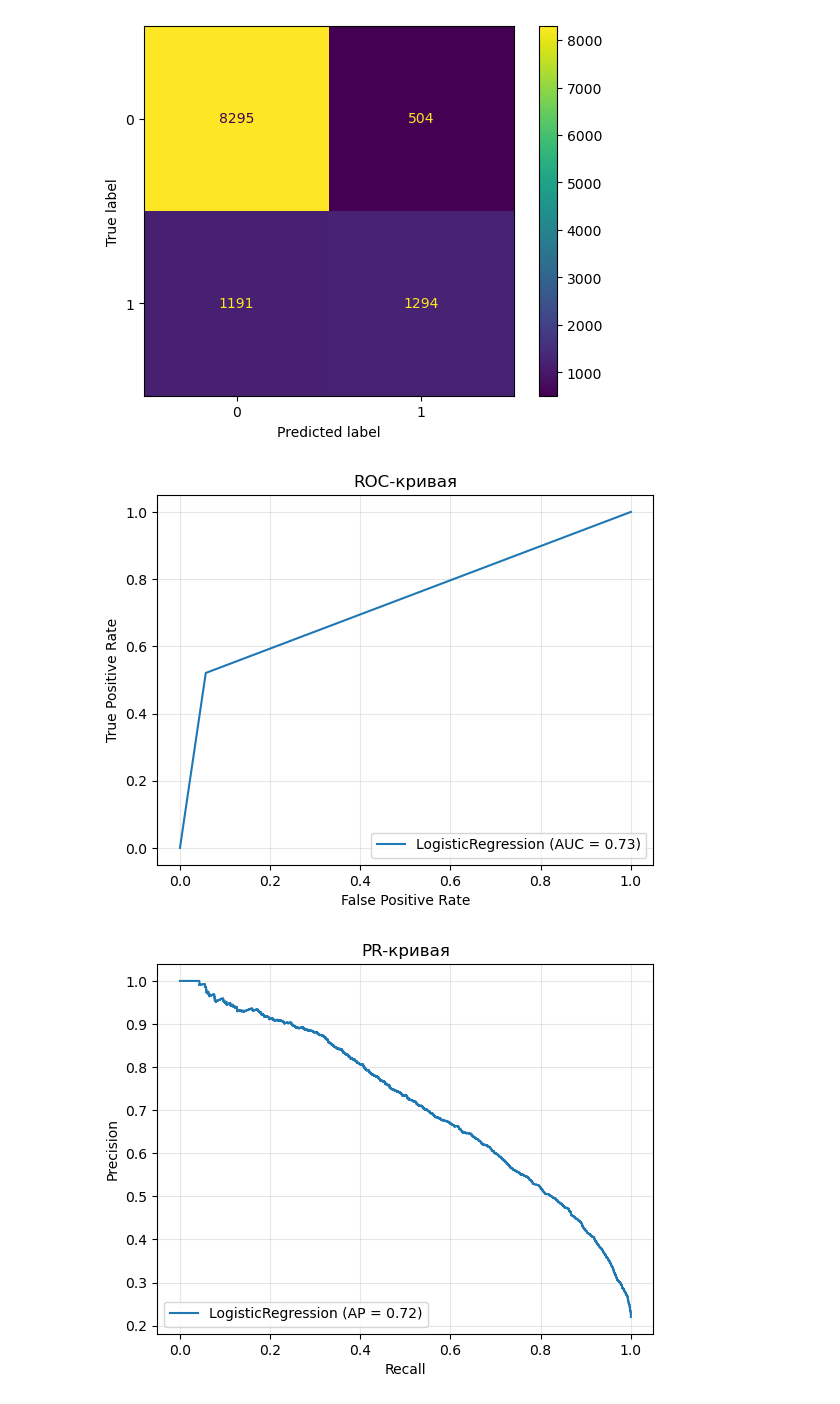
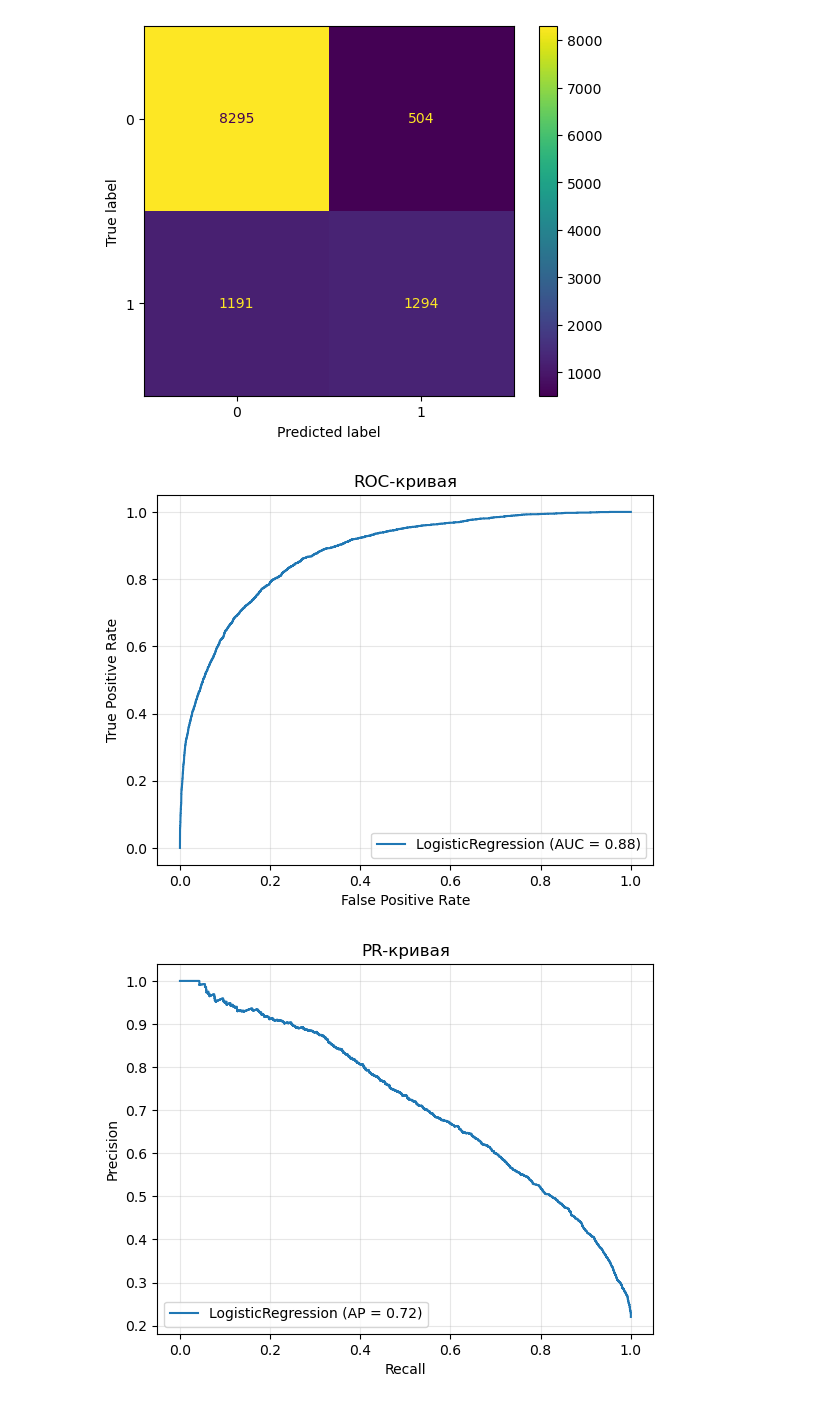
Before and after one commit to dnlygvtv/Python_for_Data_Science_HWs, a Jupyter notebook: HW/HW_9.ipynb, the cells around one changed output. Cells and saved outputs as stored; diff of their text form; code cells hidden in the pictures.

```diff
--- a/HW/HW_9.ipynb
+++ b/HW/HW_9.ipynb
@@ -158,16 +158,16 @@ plt.show();
 <Figure size 1200x1000 with 0 Axes>
 [figure]
 # %%
-fpr, tpr, thresholds = roc_curve(y_test, pred_test)
+fpr, tpr, thresholds = roc_curve(y_test, pred_proba_test[:, 1])
 display = RocCurveDisplay(fpr=fpr, tpr=tpr
                           , roc_auc=auc(fpr, tpr)
                           , estimator_name='LogisticRegression')
 display.plot()
 plt.title('ROC-кривая')
 plt.grid(True, alpha=.3)
 plt.show()
 # %% [output]
-[figure, old version]
+[figure, new version]
 # %%
 pr, r, _ = precision_recall_curve(y_test, pred_proba_test[:, 1])            # для класса 1
 
```
Also changed, not shown: parts of 2 cells of this notebook, 1 other file.
